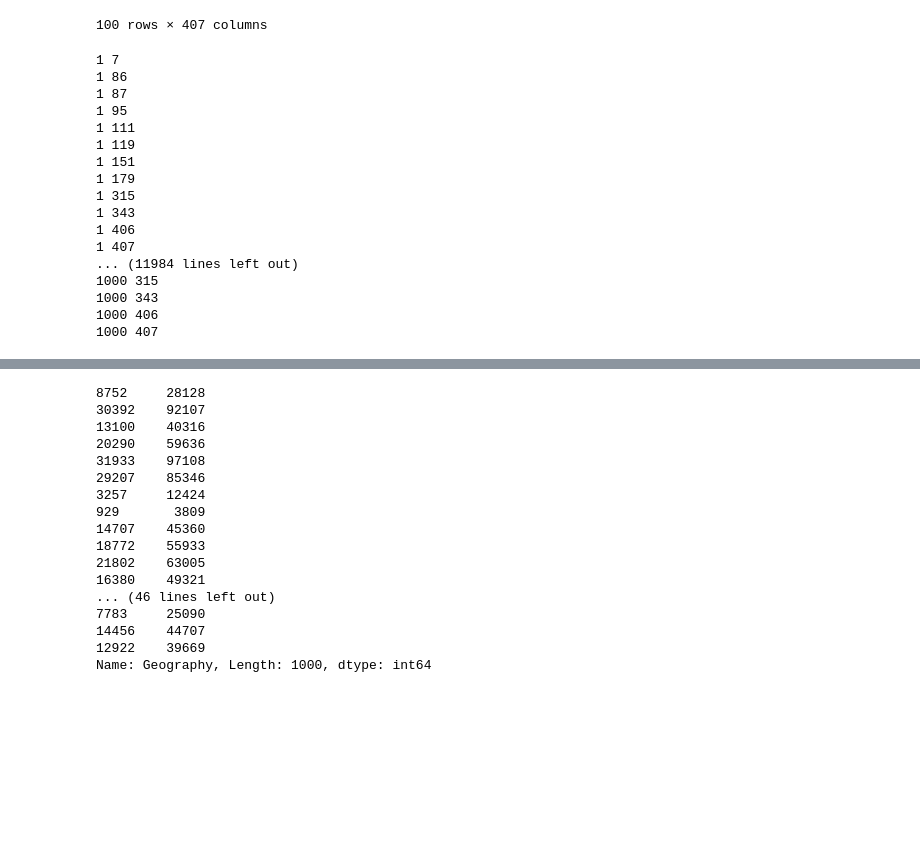
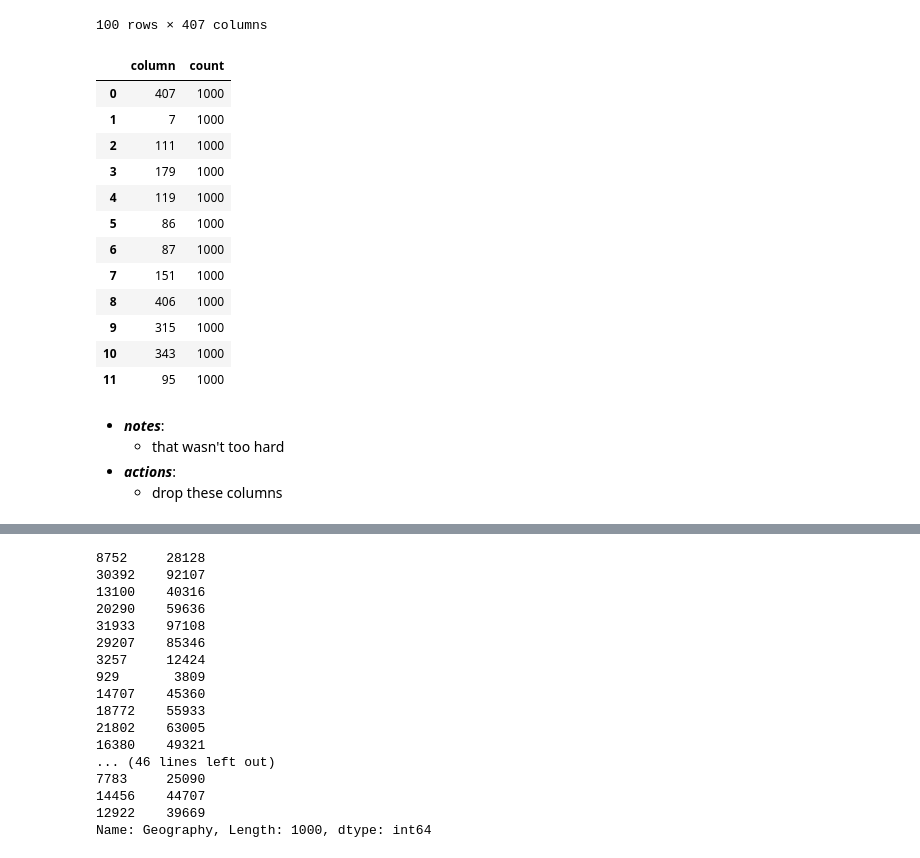
Before and after one commit to gumdropsteve/population_prophet, a Jupyter notebook: exploratory-data-analysis/American_Community_Survey/fiveyr_11_17_kmeans.ipynb, the cells around one changed output, grey strips where cells are left out. Saved outputs shown, nothing was run; the diff lists cells and outputs as text; code cells hidden in the pictures; blank space fills up the shorter version.

```diff
--- a/exploratory-data-analysis/American_Community_Survey/fiveyr_11_17_kmeans.ipynb
+++ b/exploratory-data-analysis/American_Community_Survey/fiveyr_11_17_kmeans.ipynb
@@ -341,29 +339,16 @@ _2011df_.head(100)
 # %%
 # for i,j in _2011df_.sample(5,axis=0):
 #     print(row)
-x=0
+x=-1
+out=[]
 for i in _2011df_.sample(1000,axis=0).values:
     x+=1
     y=0
     for j in i:
         y+=1
         if j == '(X)':
-            print(x,y)
+            out.append((x,y))
-# %% [output]
-1 7
-1 86
-1 87
-1 95
-1 111
-1 119
-1 151
-1 179
-1 315
-1 343
-1 406
-1 407
-... (11984 lines left out)
-1000 315
-1000 343
-1000 406
-1000 407
+# %%
+collectj = []
+for i,j in out:
+    collectj.append(j)
@@ -369,0 +360,21 @@ for i in _2011df_.sample(1000,axis=0).values:
+# %%
+pd.DataFrame(data=count_out,columns=['column','count'])
+# %% [output]
+|  | column | count |
+| 0 | 407 | 1000 |
+| 1 | 7 | 1000 |
+| 2 | 111 | 1000 |
+| 3 | 179 | 1000 |
+| 4 | 119 | 1000 |
+| 5 | 86 | 1000 |
+| 6 | 87 | 1000 |
+| 7 | 151 | 1000 |
+| 8 | 406 | 1000 |
+| 9 | 315 | 1000 |
+| 10 | 343 | 1000 |
+| 11 | 95 | 1000 |
+# %% [markdown]
+- ***notes***:
+    - that wasn't too hard
+- ***actions***:
+    - drop these columns
```
Also changed, not shown: parts of 7 cells of this notebook.
